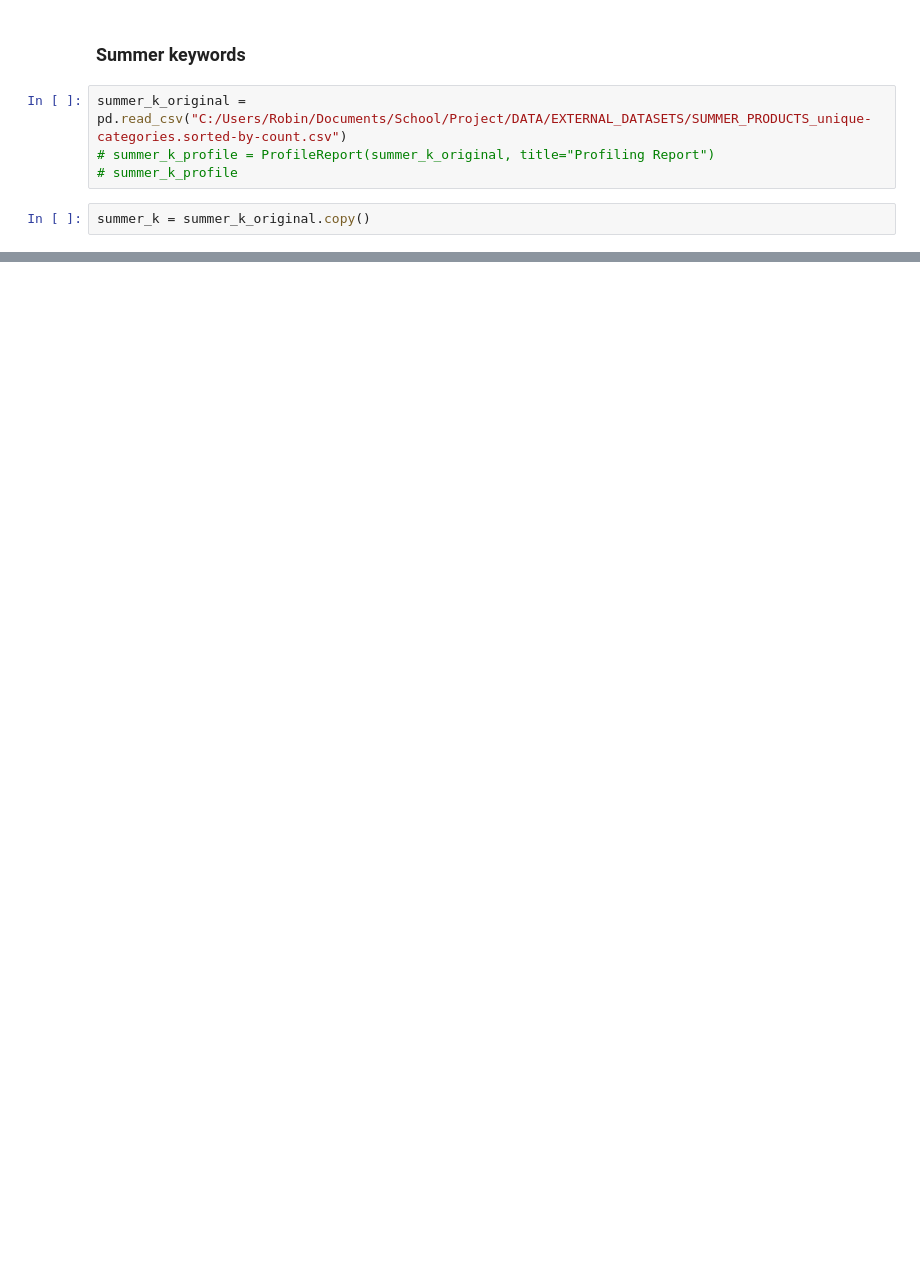
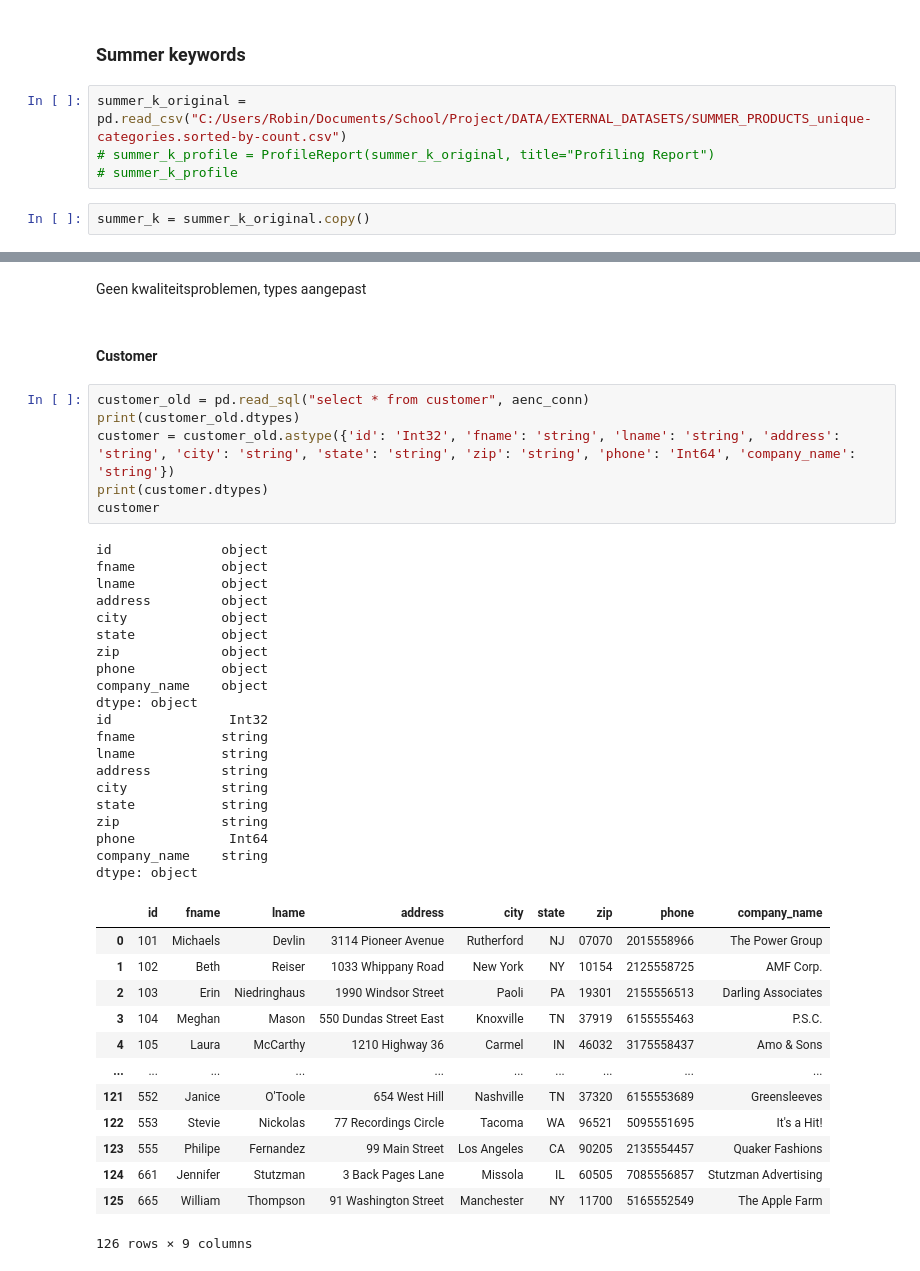
Before and after one commit to HHS-Project-Sem4/Scripts, a Jupyter notebook: DataHandling/Cleaning/Data_Cleaning.ipynb, the cells around one changed output, grey strips where cells are left out. Saved outputs shown, nothing was run; the diff lists cells and outputs as text; blank space fills up the shorter version.

```diff
--- a/DataHandling/Cleaning/Data_Cleaning.ipynb
+++ b/DataHandling/Cleaning/Data_Cleaning.ipynb
@@ -96,0 +151,44 @@ summer_k = summer_k_original.copy()
+# %% [markdown]
+Geen kwaliteitsproblemen, types aangepast
+# %% [markdown]
+#### Customer
+# %%
+customer_old = pd.read_sql("select * from customer", aenc_conn)
+print(customer_old.dtypes)
+customer = customer_old.astype({'id': 'Int32', 'fname': 'string', 'lname': 'string', 'address': 'string', 'city': 'string', 'state': 'string', 'zip': 'string', 'phone': 'Int64', 'company_name': 'string'})
+print(customer.dtypes)
+customer
+# %% [output]
+id              object
+fname           object
+lname           object
+address         object
+city            object
+state           object
+zip             object
+phone           object
+company_name    object
+dtype: object
+id               Int32
+fname           string
+lname           string
+address         string
+city            string
+state           string
+zip             string
+phone            Int64
+company_name    string
+dtype: object
+|  | id | fname | lname | address | city | state | zip | phone | company_name |
+| 0 | 101 | Michaels | Devlin | 3114 Pioneer Avenue | Rutherford | NJ | 07070 | 2015558966 | The Power Group |
+| 1 | 102 | Beth | Reiser | 1033 Whippany Road | New York | NY | 10154 | 2125558725 | AMF Corp. |
+| 2 | 103 | Erin | Niedringhaus | 1990 Windsor Street | Paoli | PA | 19301 | 2155556513 | Darling Associates |
+| 3 | 104 | Meghan | Mason | 550 Dundas Street East | Knoxville | TN | 37919 | 6155555463 | P.S.C. |
+| 4 | 105 | Laura | McCarthy | 1210 Highway 36 | Carmel | IN | 46032 | 3175558437 | Amo & Sons |
+| ... | ... | ... | ... | ... | ... | ... | ... | ... | ... |
+| 121 | 552 | Janice | O'Toole | 654 West Hill | Nashville | TN | 37320 | 6155553689 | Greensleeves |
+| 122 | 553 | Stevie | Nickolas | 77 Recordings Circle | Tacoma | WA | 96521 | 5095551695 | It's a Hit! |
+| 123 | 555 | Philipe | Fernandez | 99 Main Street | Los Angeles | CA | 90205 | 2135554457 | Quaker Fashions |
+| 124 | 661 | Jennifer | Stutzman | 3 Back Pages Lane | Missola | IL | 60505 | 7085556857 | Stutzman Advertising |
+| 125 | 665 | William | Thompson | 91 Washington Street | Manchester | NY | 11700 | 5165552549 | The Apple Farm |
+126 rows × 9 columns
```
Also changed, not shown: parts of 27 cells of this notebook.
